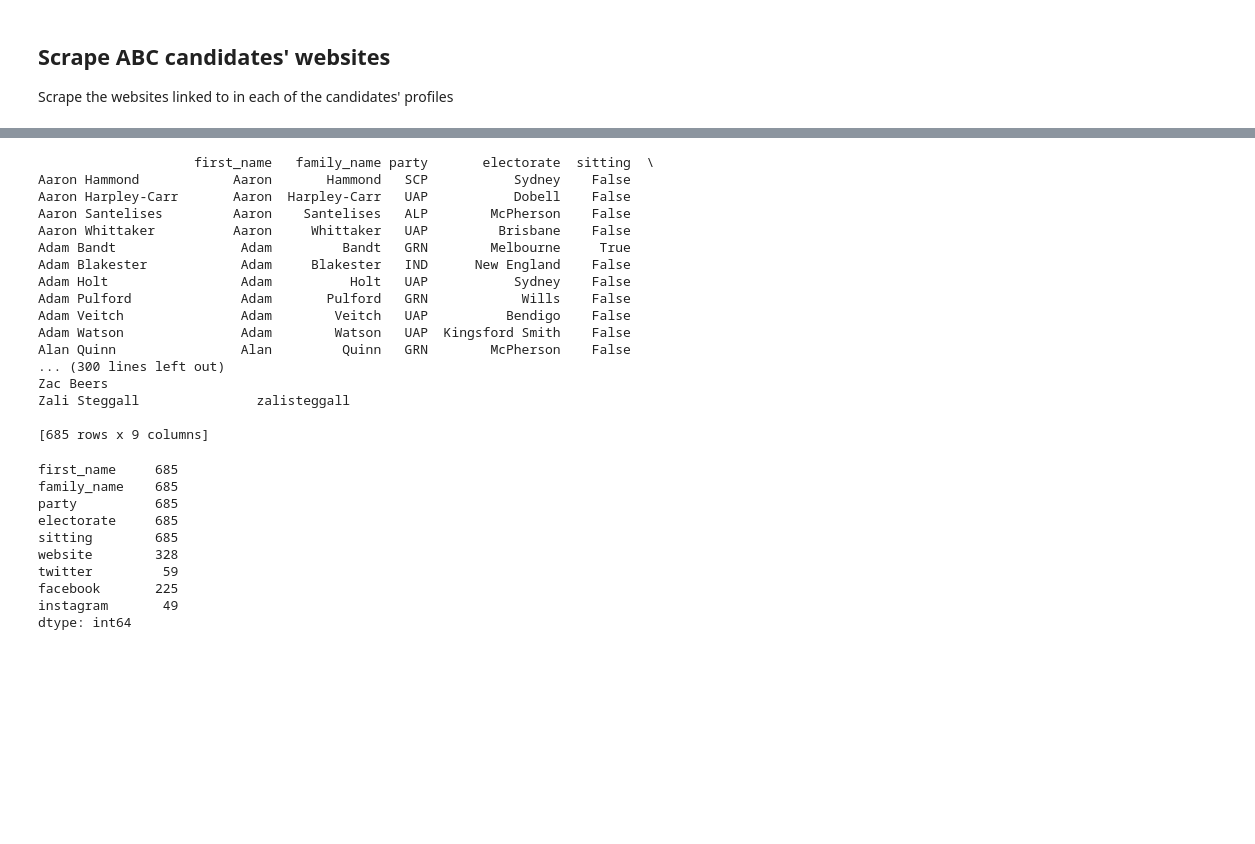
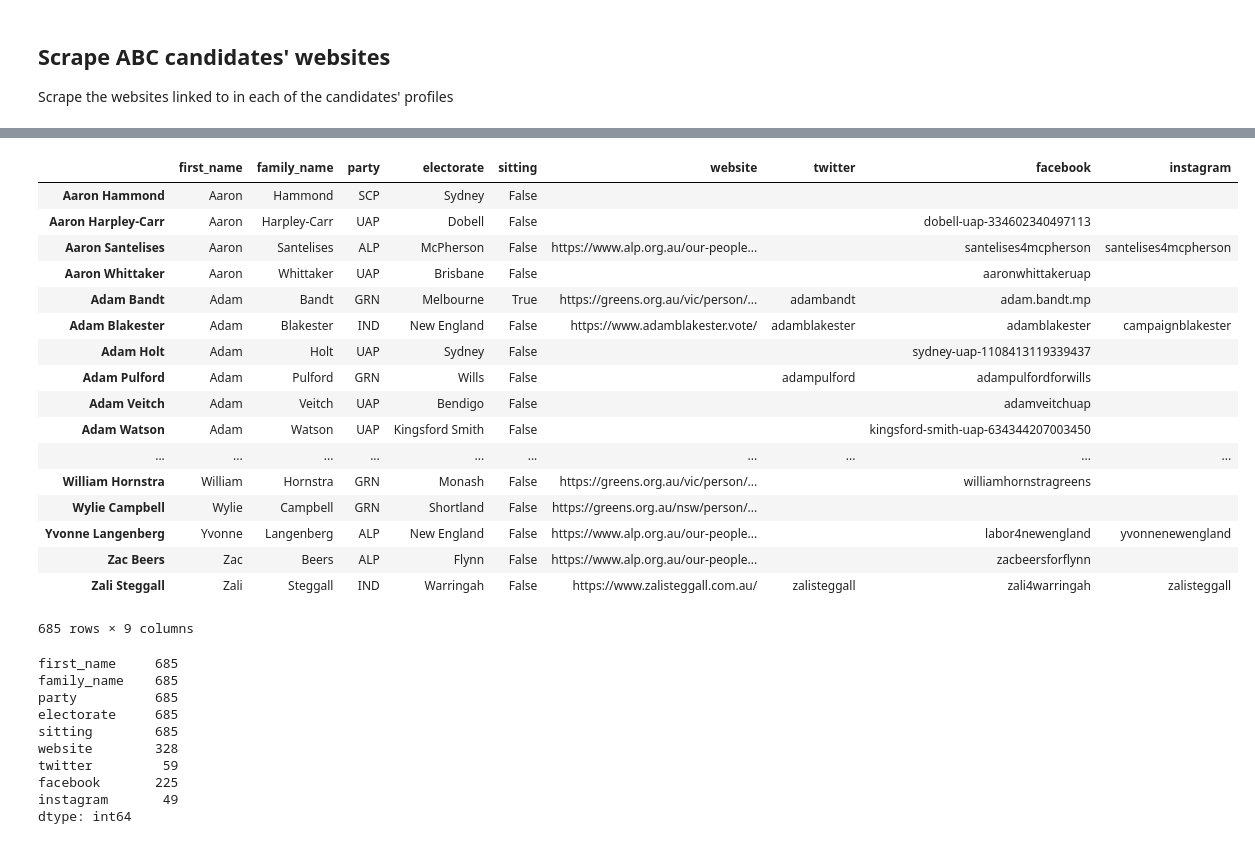
Before and after one commit to ScriptSmith/election2019, a Jupyter notebook: notes.ipynb, the cells around one changed output, grey strips where cells are left out. Drawn from its saved outputs; the diff is of its cells as text; code cells hidden in the pictures; blank space fills up the shorter version.

```diff
--- a/notes.ipynb
+++ b/notes.ipynb
@@ -95,23 +78,24 @@ Ignoring https://www.unitedaustraliaparty.org.au/endorsed-candidates/
-# %%
-print(candidates)
-# %% [output]
-                    first_name   family_name party       electorate  sitting  \
-Aaron Hammond            Aaron       Hammond   SCP           Sydney    False
-Aaron Harpley-Carr       Aaron  Harpley-Carr   UAP           Dobell    False
-Aaron Santelises         Aaron    Santelises   ALP        McPherson    False
-Aaron Whittaker          Aaron     Whittaker   UAP         Brisbane    False
-Adam Bandt                Adam         Bandt   GRN        Melbourne     True
-Adam Blakester            Adam     Blakester   IND      New England    False
-Adam Holt                 Adam          Holt   UAP           Sydney    False
-Adam Pulford              Adam       Pulford   GRN            Wills    False
-Adam Veitch               Adam        Veitch   UAP          Bendigo    False
-Adam Watson               Adam        Watson   UAP  Kingsford Smith    False
-Alan Quinn                Alan         Quinn   GRN        McPherson    False
-... (300 lines left out)
-Zac Beers
-Zali Steggall               zalisteggall
-
-[685 rows x 9 columns]
+# %%
+candidates
+# %% [output]
+|  | first_name | family_name | party | electorate | sitting | website | twitter | facebook | instagram |
+| Aaron Hammond | Aaron | Hammond | SCP | Sydney | False |  |  |  |  |
+| Aaron Harpley-Carr | Aaron | Harpley-Carr | UAP | Dobell | False |  |  | dobell-uap-334602340497113 |  |
+| Aaron Santelises | Aaron | Santelises | ALP | McPherson | False | https://www.alp.org.au/our-people... |  | santelises4mcpherson | santelises4mcpherson |
+| Aaron Whittaker | Aaron | Whittaker | UAP | Brisbane | False |  |  | aaronwhittakeruap |  |
+| Adam Bandt | Adam | Bandt | GRN | Melbourne | True | https://greens.org.au/vic/person/... | adambandt | adam.bandt.mp |  |
+| Adam Blakester | Adam | Blakester | IND | New England | False | https://www.adamblakester.vote/ | adamblakester | adamblakester | campaignblakester |
+| Adam Holt | Adam | Holt | UAP | Sydney | False |  |  | sydney-uap-1108413119339437 |  |
+| Adam Pulford | Adam | Pulford | GRN | Wills | False |  | adampulford | adampulfordforwills |  |
+| Adam Veitch | Adam | Veitch | UAP | Bendigo | False |  |  | adamveitchuap |  |
+| Adam Watson | Adam | Watson | UAP | Kingsford Smith | False |  |  | kingsford-smith-uap-634344207003450 |  |
+| ... | ... | ... | ... | ... | ... | ... | ... | ... | ... |
+| William Hornstra | William | Hornstra | GRN | Monash | False | https://greens.org.au/vic/person/... |  | williamhornstragreens |  |
+| Wylie Campbell | Wylie | Campbell | GRN | Shortland | False | https://greens.org.au/nsw/person/... |  |  |  |
+| Yvonne Langenberg | Yvonne | Langenberg | ALP | New England | False | https://www.alp.org.au/our-people... |  | labor4newengland | yvonnenewengland |
+| Zac Beers | Zac | Beers | ALP | Flynn | False | https://www.alp.org.au/our-people... |  | zacbeersforflynn |  |
+| Zali Steggall | Zali | Steggall | IND | Warringah | False | https://www.zalisteggall.com.au/ | zalisteggall | zali4warringah | zalisteggall |
+685 rows × 9 columns
 # %%
 candidates.replace("", np.nan).count()
 # %% [output]
```
Also changed, not shown: parts of 9 cells of this notebook.
